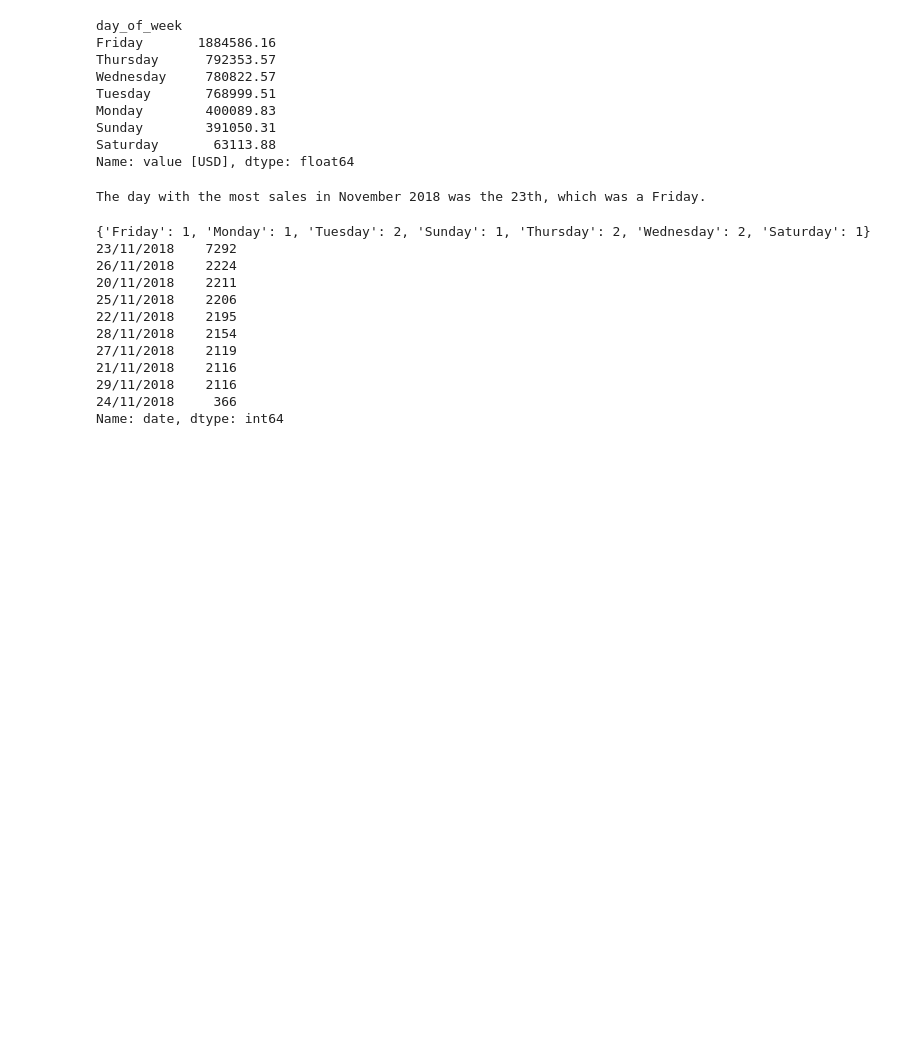
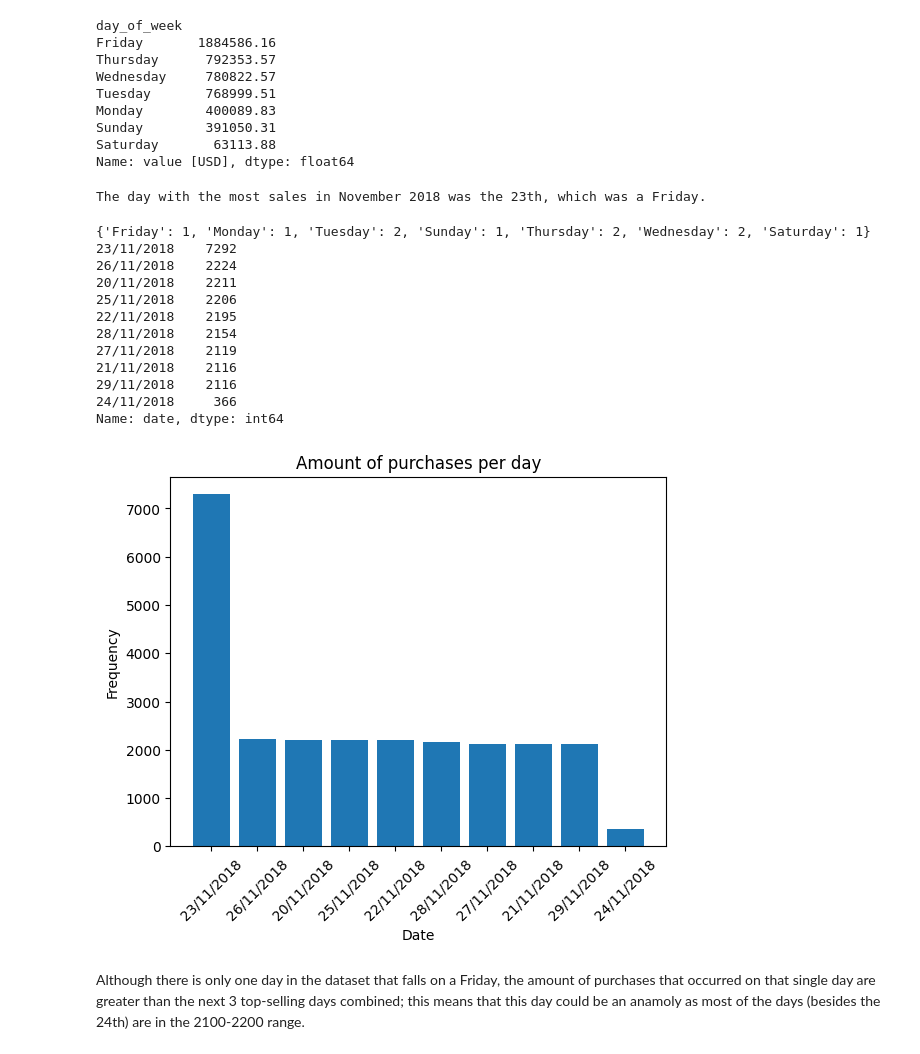
Before and after one commit to timothylchong/PurchasingAnalysis, a Jupyter notebook: Purchasing Analysis.ipynb, the cells around one changed output. Saved outputs shown, nothing was run; the diff lists cells and outputs as text; code cells hidden in the pictures; blank space fills up the shorter version.

Commit message:
Added bar graph to show discrepancies in inital data set

```diff
--- a/Purchasing Analysis.ipynb
+++ b/Purchasing Analysis.ipynb
@@ -120,3 +110,19 @@ print(df.date.value_counts())
 29/11/2018    2116
 24/11/2018     366
 Name: date, dtype: int64
+# %%
+import matplotlib.pyplot as plt
+
+vals = dict(df['date'].value_counts())
+x = list(vals.keys())
+y = list(df.date.value_counts())
+
+plt.bar(x, y)
+plt.title("Amount of purchases per day")
+plt.xlabel("Date")
+plt.ylabel("Frequency")
+_ = plt.xticks(rotation = 45)
+# %% [output]
+[figure, added]
+# %% [markdown]
+Although there is only one day in the dataset that falls on a Friday, the amount of purchases that occurred on that single day are greater than the next 3 top-selling days combined; this means that this day could be an anamoly as most of the days (besides the 24th) are in the 2100-2200 range.
```
Also changed, not shown: parts of 1 cell of this notebook.
